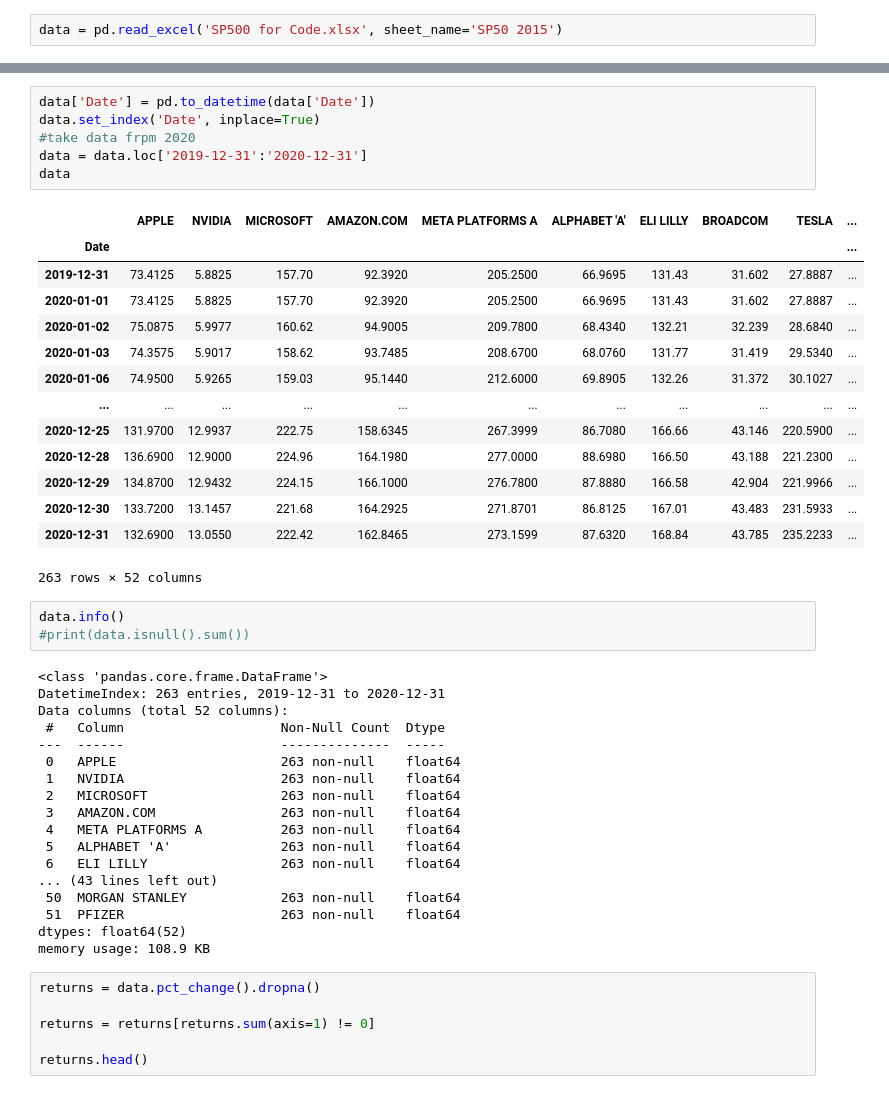
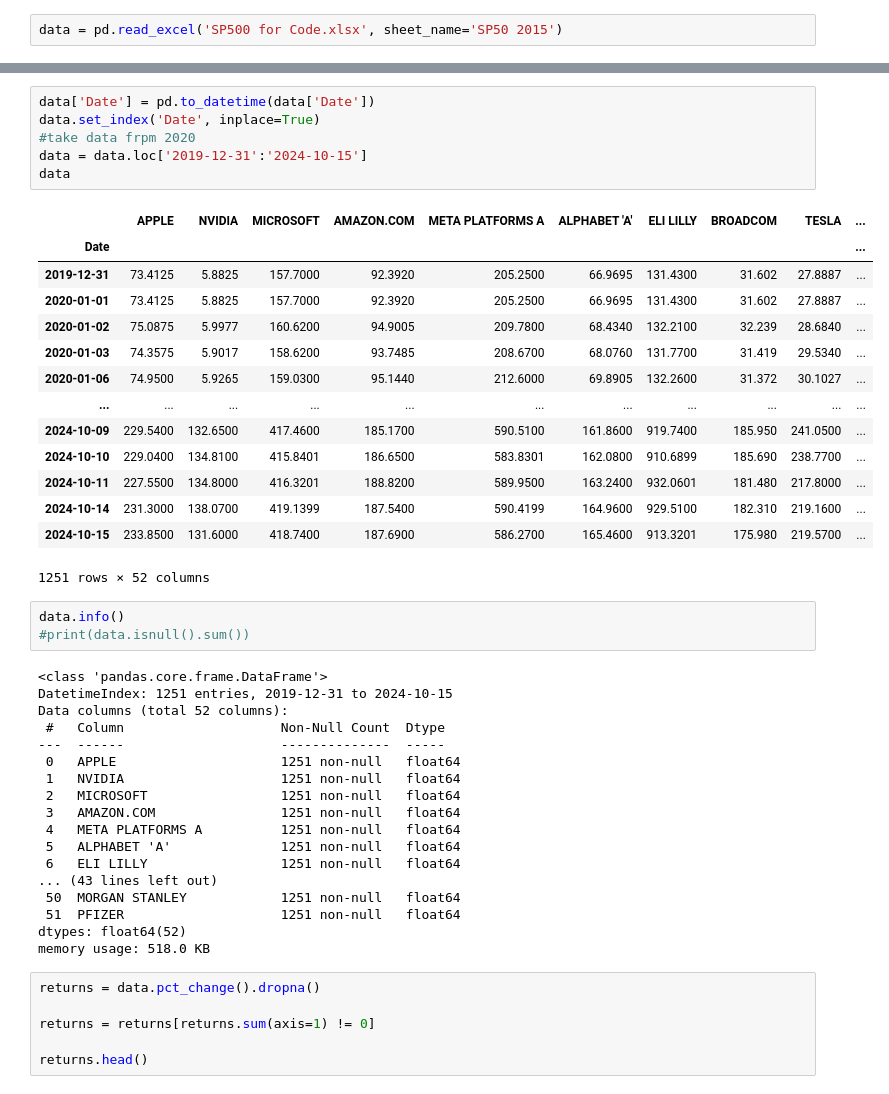
Before and after one commit to Mate0Martinez/Quantitative-asset-and-risk-management-project, a Jupyter notebook: code QARM.ipynb, the cells around one changed output, grey strips where cells are left out. Saved outputs shown, nothing was run; the diff lists cells and outputs as text.

```diff
--- a/code QARM.ipynb
+++ b/code QARM.ipynb
@@ -12,45 +28,45 @@ data = pd.read_excel('SP500 for Code.xlsx', sheet_name='SP50 2015')
 # %%
 data['Date'] = pd.to_datetime(data['Date'])
 data.set_index('Date', inplace=True)
 #take data frpm 2020
-data = data.loc['2019-12-31':'2020-12-31']
+data = data.loc['2019-12-31':'2024-10-15']
 data
 # %% [output]
 |  | APPLE | NVIDIA | MICROSOFT | AMAZON.COM | META PLATFORMS A | ALPHABET 'A' | ELI LILLY | BROADCOM | TESLA | ... |
 | Date |  |  |  |  |  |  |  |  |  | ... |
-| 2019-12-31 | 73.4125 | 5.8825 | 157.70 | 92.3920 | 205.2500 | 66.9695 | 131.43 | 31.602 | 27.8887 | ... |
-| 2020-01-01 | 73.4125 | 5.8825 | 157.70 | 92.3920 | 205.2500 | 66.9695 | 131.43 | 31.602 | 27.8887 | ... |
-| 2020-01-02 | 75.0875 | 5.9977 | 160.62 | 94.9005 | 209.7800 | 68.4340 | 132.21 | 32.239 | 28.6840 | ... |
-| 2020-01-03 | 74.3575 | 5.9017 | 158.62 | 93.7485 | 208.6700 | 68.0760 | 131.77 | 31.419 | 29.5340 | ... |
-| 2020-01-06 | 74.9500 | 5.9265 | 159.03 | 95.1440 | 212.6000 | 69.8905 | 132.26 | 31.372 | 30.1027 | ... |
+| 2019-12-31 | 73.4125 | 5.8825 | 157.7000 | 92.3920 | 205.2500 | 66.9695 | 131.4300 | 31.602 | 27.8887 | ... |
+| 2020-01-01 | 73.4125 | 5.8825 | 157.7000 | 92.3920 | 205.2500 | 66.9695 | 131.4300 | 31.602 | 27.8887 | ... |
+| 2020-01-02 | 75.0875 | 5.9977 | 160.6200 | 94.9005 | 209.7800 | 68.4340 | 132.2100 | 32.239 | 28.6840 | ... |
+| 2020-01-03 | 74.3575 | 5.9017 | 158.6200 | 93.7485 | 208.6700 | 68.0760 | 131.7700 | 31.419 | 29.5340 | ... |
+| 2020-01-06 | 74.9500 | 5.9265 | 159.0300 | 95.1440 | 212.6000 | 69.8905 | 132.2600 | 31.372 | 30.1027 | ... |
 | ... | ... | ... | ... | ... | ... | ... | ... | ... | ... | ... |
-| 2020-12-25 | 131.9700 | 12.9937 | 222.75 | 158.6345 | 267.3999 | 86.7080 | 166.66 | 43.146 | 220.5900 | ... |
-| 2020-12-28 | 136.6900 | 12.9000 | 224.96 | 164.1980 | 277.0000 | 88.6980 | 166.50 | 43.188 | 221.2300 | ... |
-| 2020-12-29 | 134.8700 | 12.9432 | 224.15 | 166.1000 | 276.7800 | 87.8880 | 166.58 | 42.904 | 221.9966 | ... |
-| 2020-12-30 | 133.7200 | 13.1457 | 221.68 | 164.2925 | 271.8701 | 86.8125 | 167.01 | 43.483 | 231.5933 | ... |
-| 2020-12-31 | 132.6900 | 13.0550 | 222.42 | 162.8465 | 273.1599 | 87.6320 | 168.84 | 43.785 | 235.2233 | ... |
+| 2024-10-09 | 229.5400 | 132.6500 | 417.4600 | 185.1700 | 590.5100 | 161.8600 | 919.7400 | 185.950 | 241.0500 | ... |
+| 2024-10-10 | 229.0400 | 134.8100 | 415.8401 | 186.6500 | 583.8301 | 162.0800 | 910.6899 | 185.690 | 238.7700 | ... |
+| 2024-10-11 | 227.5500 | 134.8000 | 416.3201 | 188.8200 | 589.9500 | 163.2400 | 932.0601 | 181.480 | 217.8000 | ... |
+| 2024-10-14 | 231.3000 | 138.0700 | 419.1399 | 187.5400 | 590.4199 | 164.9600 | 929.5100 | 182.310 | 219.1600 | ... |
+| 2024-10-15 | 233.8500 | 131.6000 | 418.7400 | 187.6900 | 586.2700 | 165.4600 | 913.3201 | 175.980 | 219.5700 | ... |
-263 rows × 52 columns
+1251 rows × 52 columns
 # %%
 data.info()
 #print(data.isnull().sum())
 # %% [output]
 <class 'pandas.core.frame.DataFrame'>
-DatetimeIndex: 263 entries, 2019-12-31 to 2020-12-31
+DatetimeIndex: 1251 entries, 2019-12-31 to 2024-10-15
 Data columns (total 52 columns):
  #   Column                    Non-Null Count  Dtype
 ---  ------                    --------------  -----
- 0   APPLE                     263 non-null    float64
- 1   NVIDIA                    263 non-null    float64
- 2   MICROSOFT                 263 non-null    float64
- 3   AMAZON.COM                263 non-null    float64
- 4   META PLATFORMS A          263 non-null    float64
- 5   ALPHABET 'A'              263 non-null    float64
- 6   ELI LILLY                 263 non-null    float64
+ 0   APPLE                     1251 non-null   float64
+ 1   NVIDIA                    1251 non-null   float64
+ 2   MICROSOFT                 1251 non-null   float64
+ 3   AMAZON.COM                1251 non-null   float64
+ 4   META PLATFORMS A          1251 non-null   float64
+ 5   ALPHABET 'A'              1251 non-null   float64
+ 6   ELI LILLY                 1251 non-null   float64
 ... (43 lines left out)
- 50  MORGAN STANLEY            263 non-null    float64
- 51  PFIZER                    263 non-null    float64
+ 50  MORGAN STANLEY            1251 non-null   float64
+ 51  PFIZER                    1251 non-null   float64
 dtypes: float64(52)
-memory usage: 108.9 KB
+memory usage: 518.0 KB
 # %%
 returns = data.pct_change().dropna()
 
```
Also changed, not shown: parts of 11 cells of this notebook.
